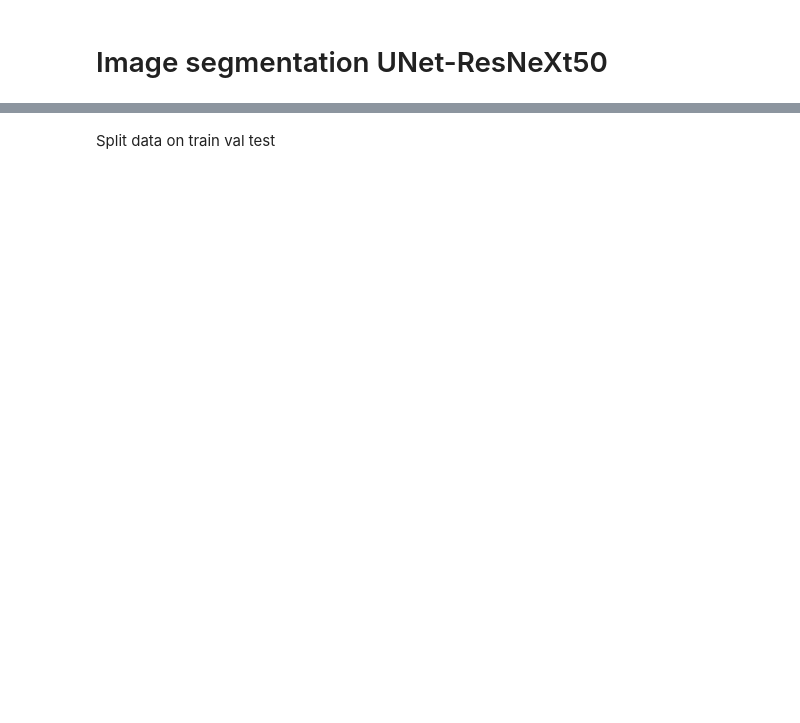
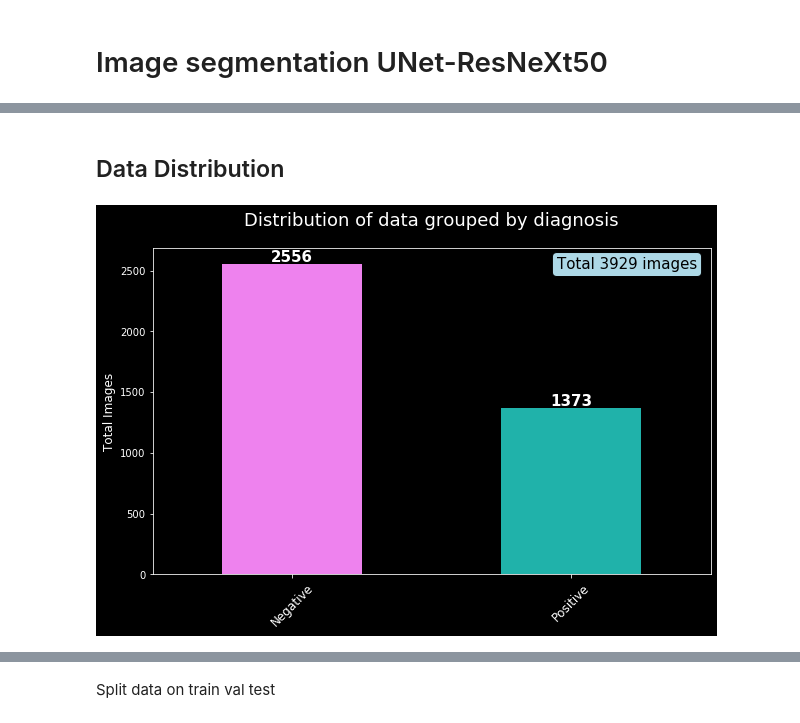
Before and after one commit to mofadel/brain_tumor_detection, a Jupyter notebook: Brain_mri _RESTNET_UNET_MODEL.ipynb, the cells around one changed output, grey strips where cells are left out. Saved outputs shown, nothing was run; the diff lists cells and outputs as text; code cells hidden in the pictures; blank space fills up the shorter version.

```diff
--- a/Brain_mri _RESTNET_UNET_MODEL.ipynb
+++ b/Brain_mri _RESTNET_UNET_MODEL.ipynb
@@ -124,0 +80,15 @@ device = torch.device('cuda:0' if torch.cuda.is_available() else 'cpu')
+# %%
+# Final dataframe
+df = pd.DataFrame({"patient": df_imgs.dirname.values,
+                       "image_path": imgs,
+                   "mask_path": masks})
+
+
+# Adding A/B column for diagnosis
+def positiv_negativ_diagnosis(mask_path):
+    value = np.max(cv2.imread(mask_path))
+    if value > 0 : return 1
+    else: return 0
+
+df["diagnosis"] = df["mask_path"].apply(lambda m: positiv_negativ_diagnosis(m))
+df
@@ -124,0 +115,31 @@ device = torch.device('cuda:0' if torch.cuda.is_available() else 'cpu')
+# %% [markdown]
+## Data Distribution
+# %%
+# Plot
+ax = df.diagnosis.value_counts().plot(kind='bar',
+                                      stacked=True,
+                                      figsize=(10, 6),
+                                     color=["violet", "lightseagreen"])
+
+
+ax.set_xticklabels(["Negative", "Positive"], rotation=45, fontsize=12);
+ax.set_ylabel('Total Images', fontsize = 12)
+ax.set_title("Distribution of data grouped by diagnosis",fontsize = 18, y=1.05)
+
+# Annotate
+for i, rows in enumerate(df.diagnosis.value_counts().values):
+    ax.annotate(int(rows), xy=(i, rows-12),
+                rotation=0, color="white",
+                ha="center", verticalalignment='bottom',
+                fontsize=15, fontweight="bold")
+
+ax.text(1.2, 2550, f"Total {len(df)} images", size=15,
+        color="black",
+         ha="center", va="center",
+         bbox=dict(boxstyle="round",
+                   fc=("lightblue"),
+                   ec=("black"),
+                   )
+         );
+# %% [output]
+[figure, added]
```
Also changed, not shown: parts of 67 cells of this notebook.
